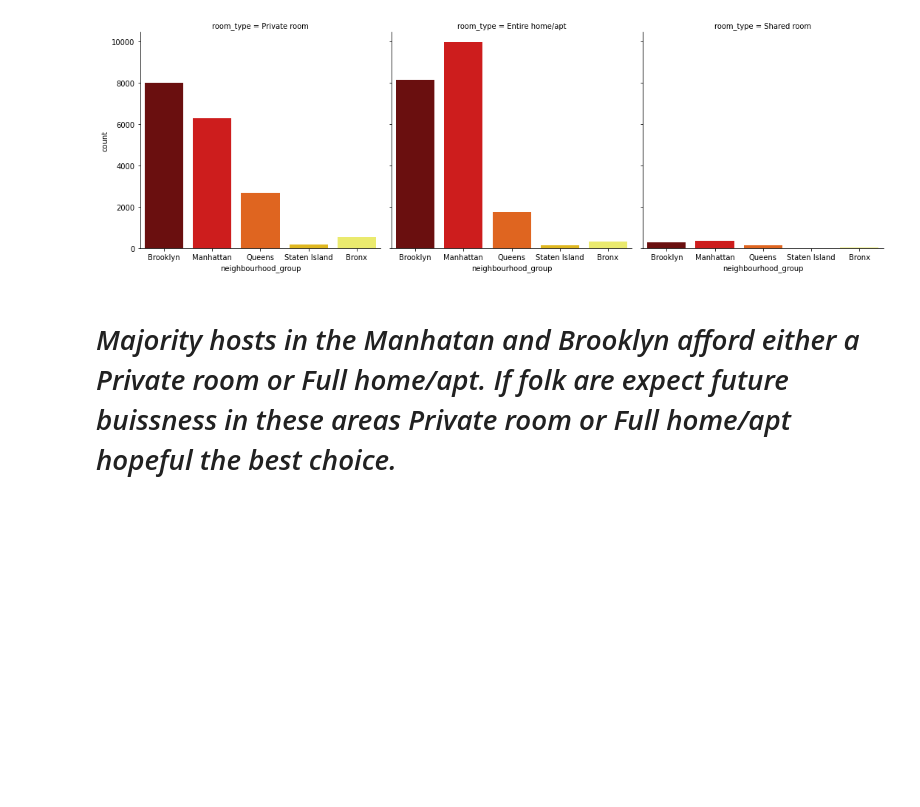
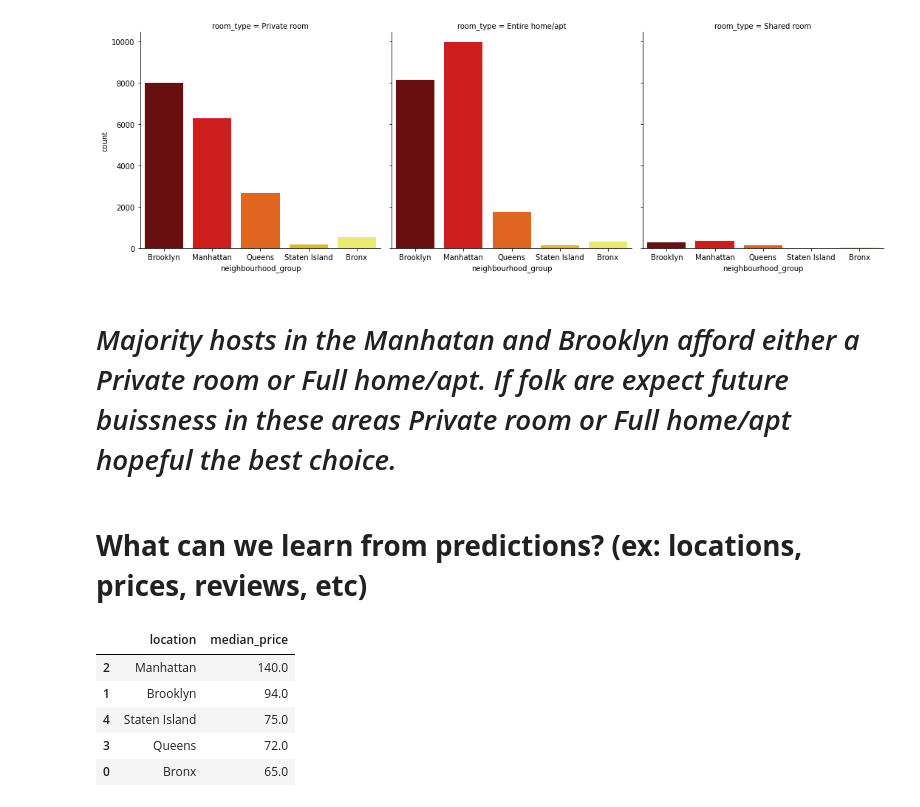
Before and after one commit to amansinghal2/Airbnb-Booking-Analysis, a Jupyter notebook: Airbnb_Bookings_Analysis_Aman_Singhal_Capstone_Project.ipynb, the cells around one changed output. Saved outputs shown, nothing was run; the diff lists cells and outputs as text; code cells hidden in the pictures; blank space fills up the shorter version.

```diff
--- a/Airbnb_Bookings_Analysis_Aman_Singhal_Capstone_Project.ipynb
+++ b/Airbnb_Bookings_Analysis_Aman_Singhal_Capstone_Project.ipynb
@@ -401,3 +401,20 @@ room_type_and_areas = sns.catplot(data=airbnb_dataset,x='neighbourhood_group',ki
 [figure]
 # %% [markdown]
 # *Majority hosts in the Manhatan and Brooklyn afford either a Private room or Full home/apt. If folk are expect future buissness in these areas Private room or Full home/apt hopeful the best choice.*
+# %% [markdown]
+# **What can we learn from predictions? (ex: locations, prices, reviews, etc)**
+# %%
+# Lets detect the median price necessary to be a guest of different neighbourhood_groups.
+# We will have to use median to get the estimate as mean would create biasness due to the skewed distribution for the price data.
+
+median_price_by_locations = airbnb_dataset_copy.groupby('neighbourhood_group', as_index=False)['price'].median().sort_values(['price'],
+                                  ascending=False).rename(columns={'neighbourhood_group': 'location', 'price': 'median_price' })
+
+median_price_by_locations
+# %% [output]
+|  | location | median_price |
+| 2 | Manhattan | 140.0 |
+| 1 | Brooklyn | 94.0 |
+| 4 | Staten Island | 75.0 |
+| 3 | Queens | 72.0 |
+| 0 | Bronx | 65.0 |
```
Also changed, not shown: parts of 7 cells of this notebook.
